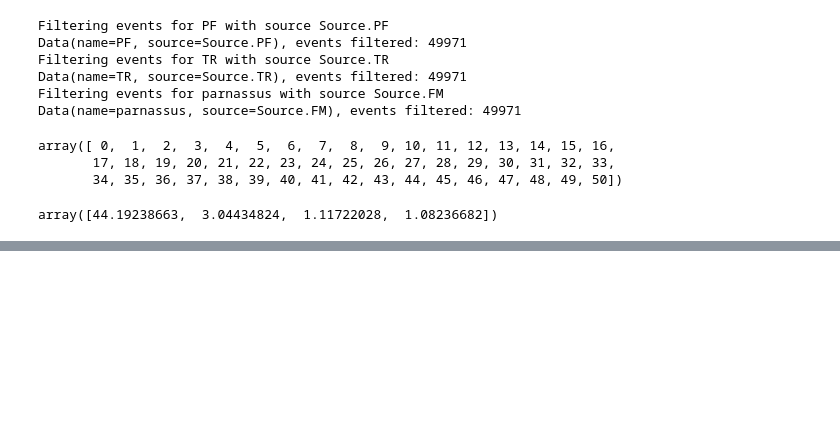
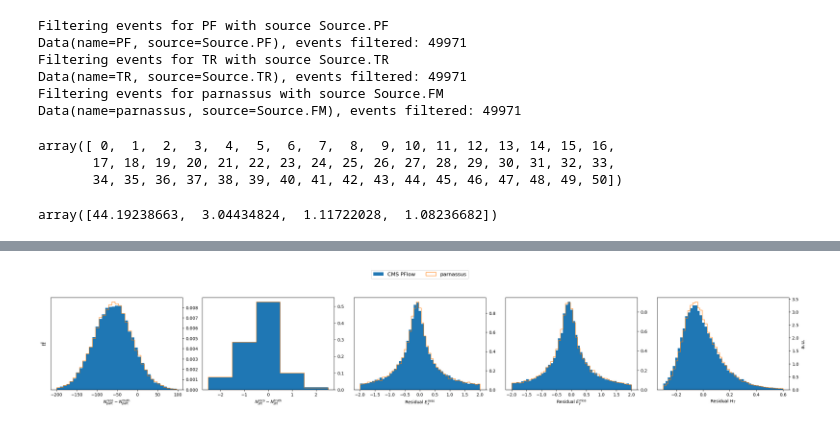
Before and after one commit to omphalos-mc/parnassus-clas12, a Jupyter notebook: src/parnassus_core/experiments/cms_2011/notebooks/performance_test.ipynb, the cells around one changed output, grey strips where cells are left out. Drawn from its saved outputs; the diff is of its cells as text; code cells hidden in the pictures; blank space fills up the shorter version.

```diff
--- a/src/parnassus_core/experiments/cms_2011/notebooks/performance_test.ipynb
+++ b/src/parnassus_core/experiments/cms_2011/notebooks/performance_test.ipynb
@@ -75,0 +84,4 @@ Processed data for sample TTBAR
+# %%
+fig = plot_helper.plot_event_features(residuals=True)
+# %% [output]
+[figure, added]
```
Also changed, not shown: parts of 8 cells of this notebook.
